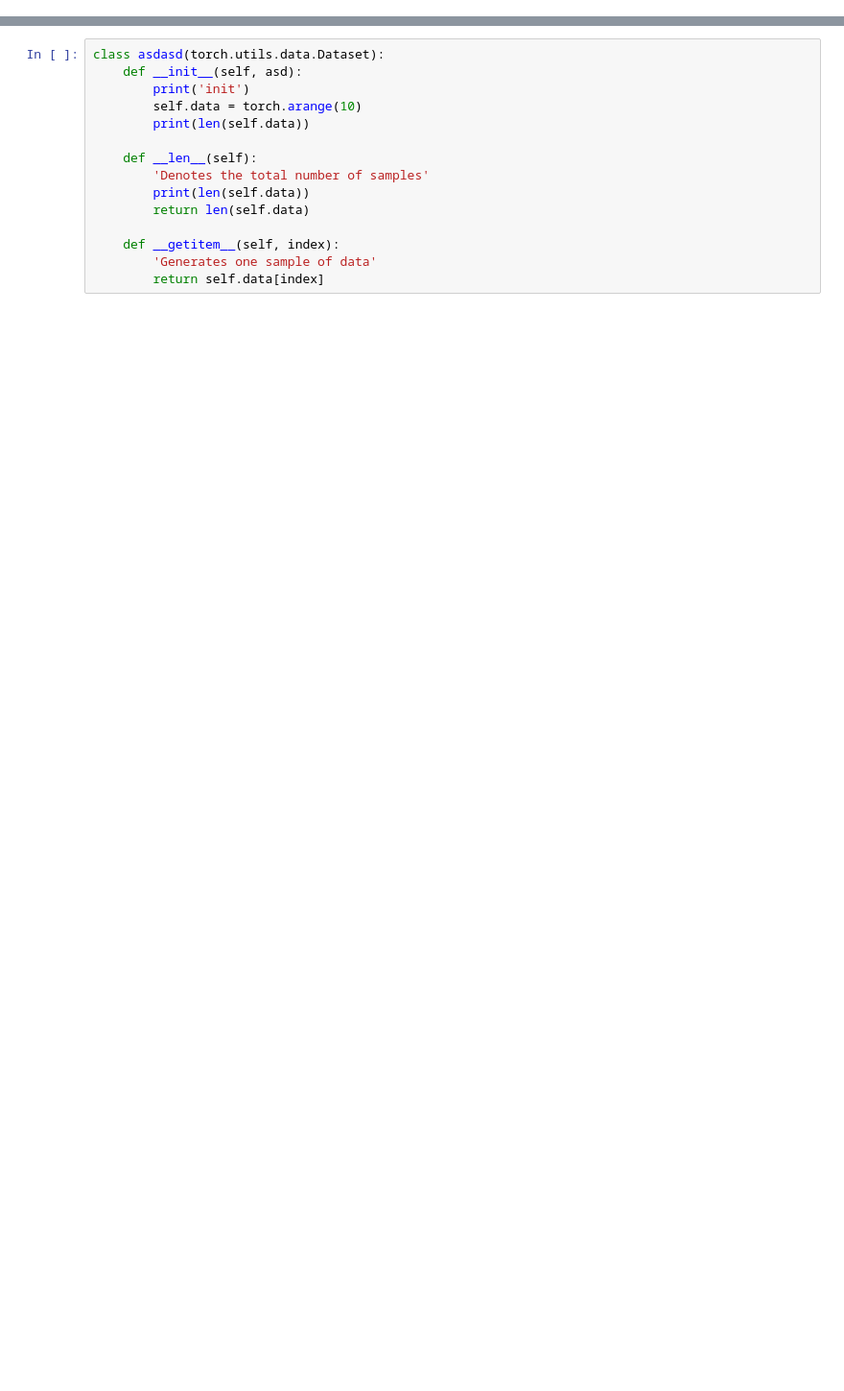
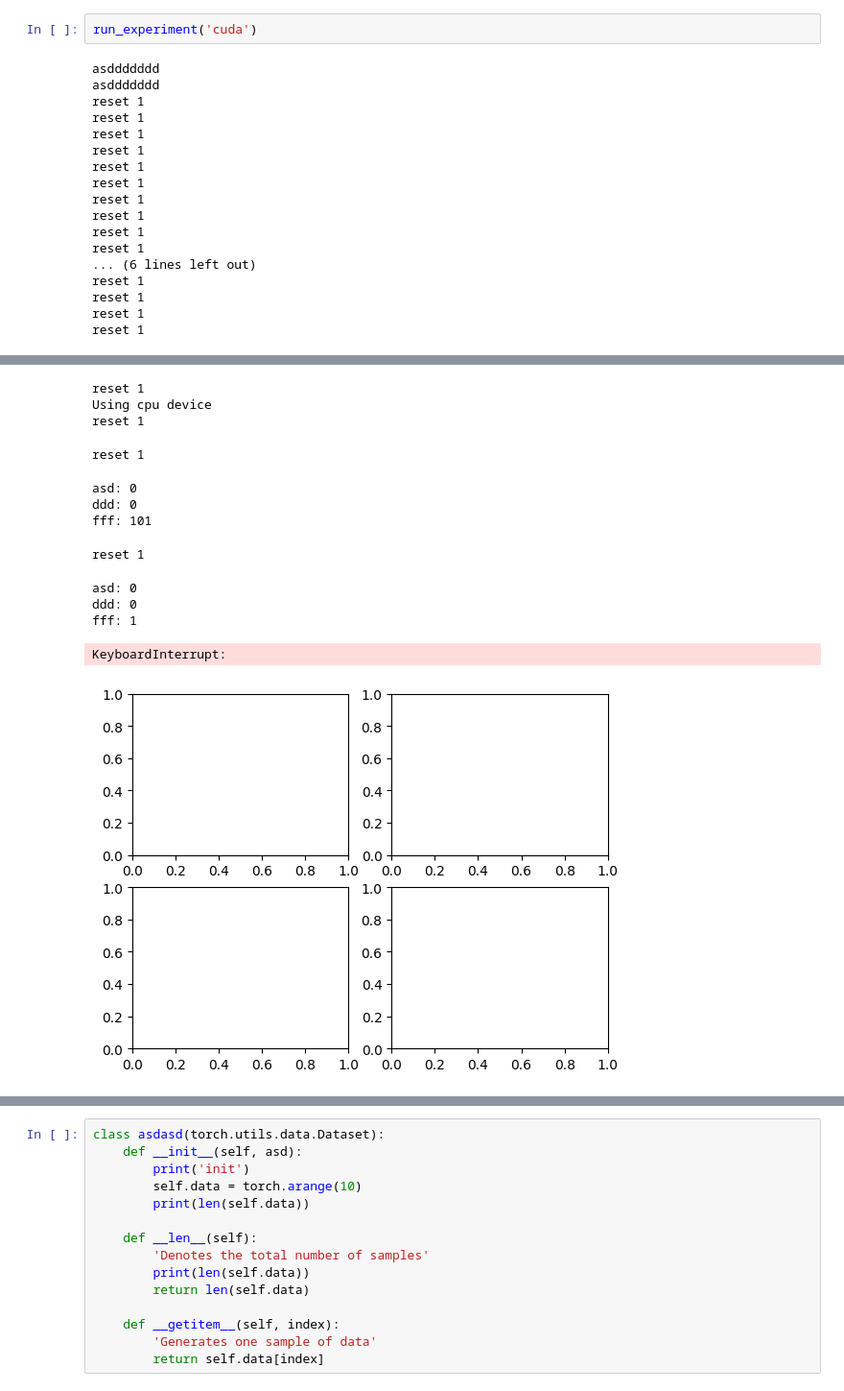
Before and after one commit to ReliableTree/metaworld, a Jupyter notebook: stable_baseline.ipynb, the cells around one changed output, grey strips where cells are left out. Shown at 96% size. Saved outputs shown, nothing was run; the diff lists cells and outputs as text; blank space fills up the shorter version.

```diff
--- a/stable_baseline.ipynb
+++ b/stable_baseline.ipynb
@@ -27,0 +204,20 @@ from torch.utils.data import DataLoader
+# %%
+run_experiment('cuda')
+# %% [output]
+asddddddd
+asddddddd
+reset 1
+reset 1
+reset 1
+reset 1
+reset 1
+reset 1
+reset 1
+reset 1
+reset 1
+reset 1
+... (6 lines left out)
+reset 1
+reset 1
+reset 1
+reset 1
@@ -27,0 +226,13 @@ from torch.utils.data import DataLoader
+reset 1
+Using cpu device
+reset 1
+reset 1
+asd: 0
+ddd: 0
+fff: 101
+reset 1
+asd: 0
+ddd: 0
+fff: 1
+KeyboardInterrupt:
+[figure, added]
```
Also changed, not shown: parts of 63 cells of this notebook, 2 other files.
